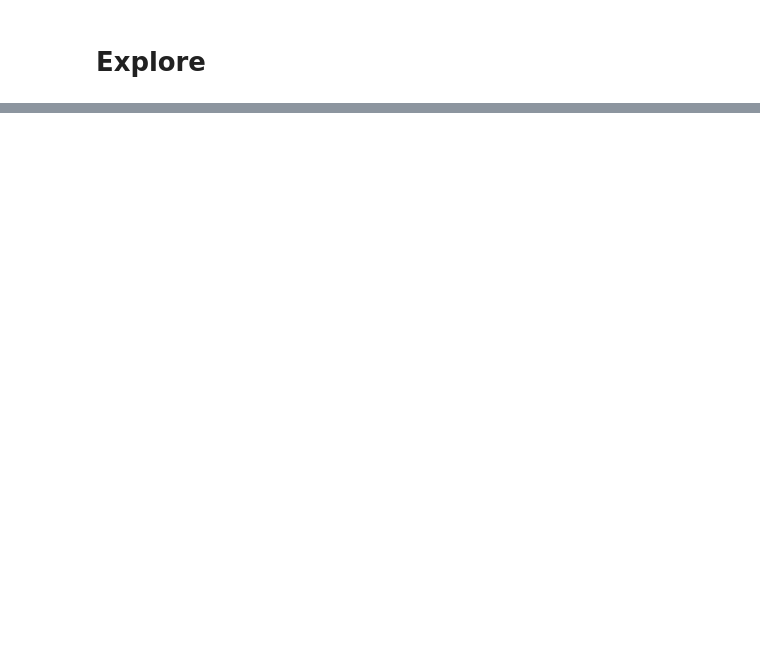
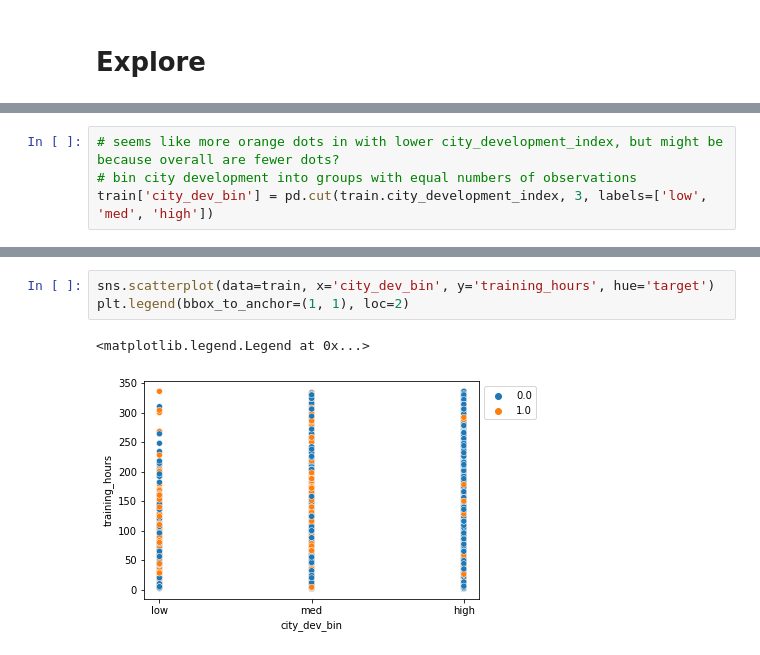
Before and after one commit to RyvynYoung/HRdataset, a Jupyter notebook: mvp.ipynb, the cells around one changed output, grey strips where cells are left out. Saved outputs shown, nothing was run; the diff lists cells and outputs as text; blank space fills up the shorter version.

```diff
--- a/mvp.ipynb
+++ b/mvp.ipynb
@@ -237,0 +285,4 @@ train.describe(include='all')
+# %%
+# seems like more orange dots in with lower city_development_index, but might be because overall are fewer dots?
+# bin city development into groups with equal numbers of observations
+train['city_dev_bin'] = pd.cut(train.city_development_index, 3, labels=['low', 'med', 'high'])
@@ -237,0 +296,6 @@ train.describe(include='all')
+# %%
+sns.scatterplot(data=train, x='city_dev_bin', y='training_hours', hue='target')
+plt.legend(bbox_to_anchor=(1, 1), loc=2)
+# %% [output]
+<matplotlib.legend.Legend at 0x...>
+[figure, added]
```
Also changed, not shown: parts of 10 cells of this notebook.
